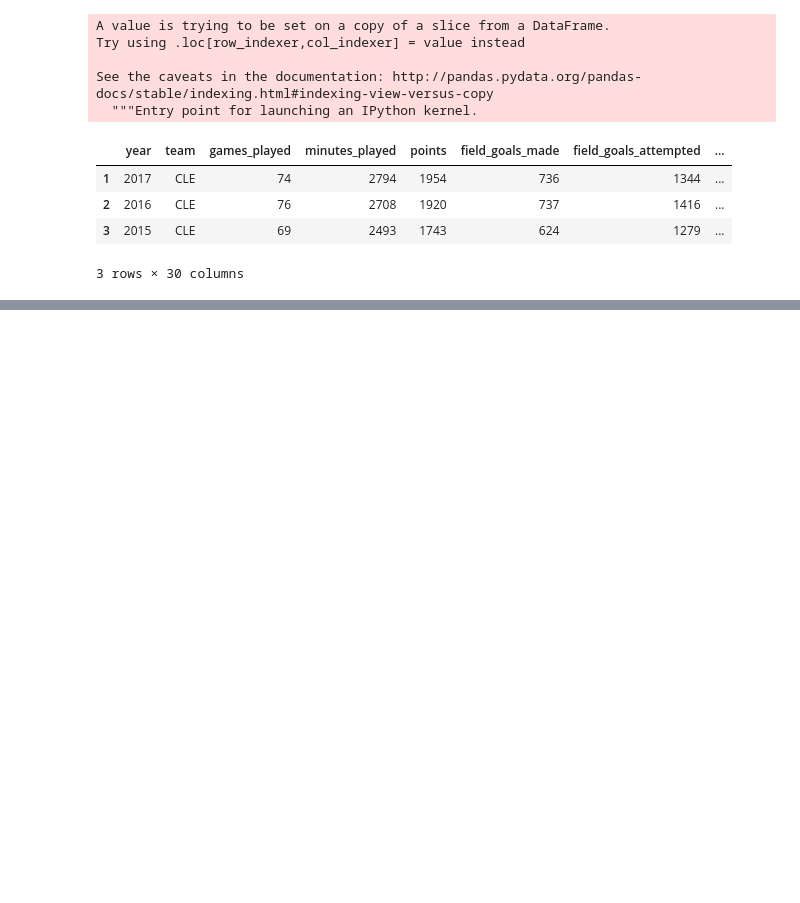
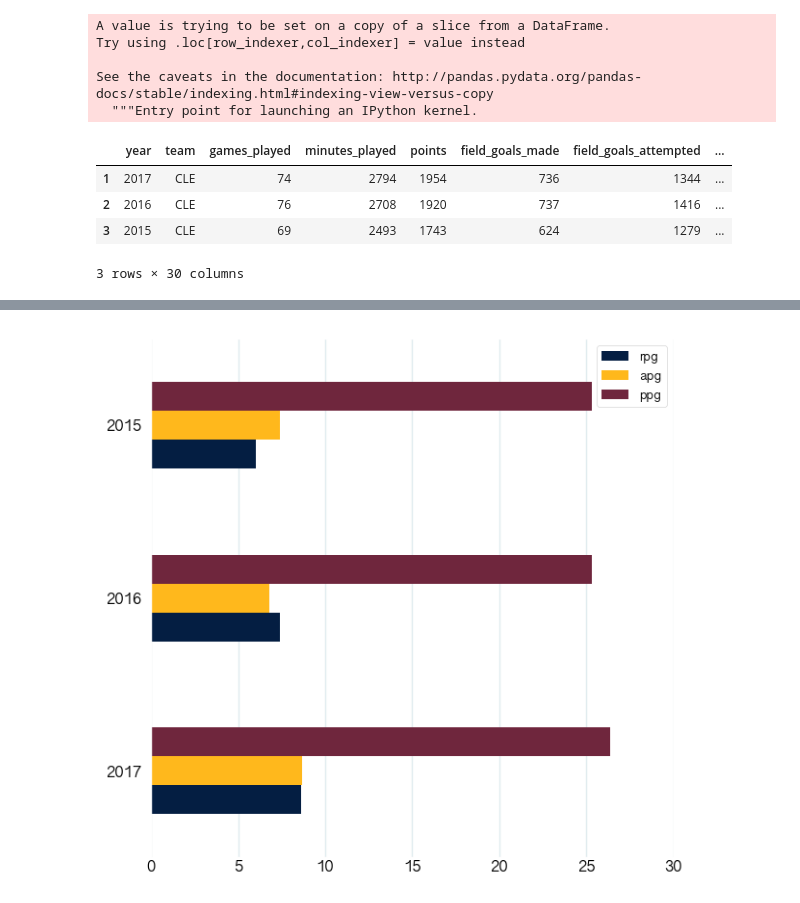
Before and after one commit to mattrehbein/data_studio, a Jupyter notebook: code/04-project/LeBron and MJ graphs.ipynb, the cells around one changed output, grey strips where cells are left out. Cells and saved outputs as stored; diff of their text form; code cells hidden in the pictures; blank space fills up the shorter version.

```diff
--- a/code/04-project/LeBron and MJ graphs.ipynb
+++ b/code/04-project/LeBron and MJ graphs.ipynb
@@ -257,0 +289,21 @@ plt.show()
+# %%
+ax = lebron_return.plot(kind='barh', x='year', y=['rpg', 'apg', 'ppg'], colors=['#041E42', '#FFB81C', '#6F263D'], figsize=(7,7))
+
+# ax.legend_.remove()
+ax.yaxis.label.set_visible(False)
+
+ax.grid(False, axis='y')
+ax.yaxis.label.set_visible(False)
+ax.xaxis.label.set_visible(False)
+ax.tick_params(which='major', left=False, bottom=False, grid_alpha=0.8)
+
+ax.set_xlim(0, 30)
+
+# plt.gca().invert_xaxis()
+# plt.gca().invert_yaxis()
+
+plt.savefig("lebron_to_lebron_right.pdf", transparent=True)
+
+plt.show()
+# %% [output]
+[figure, added]
```
Also changed, not shown: parts of 12 cells of this notebook, 3 other files.
